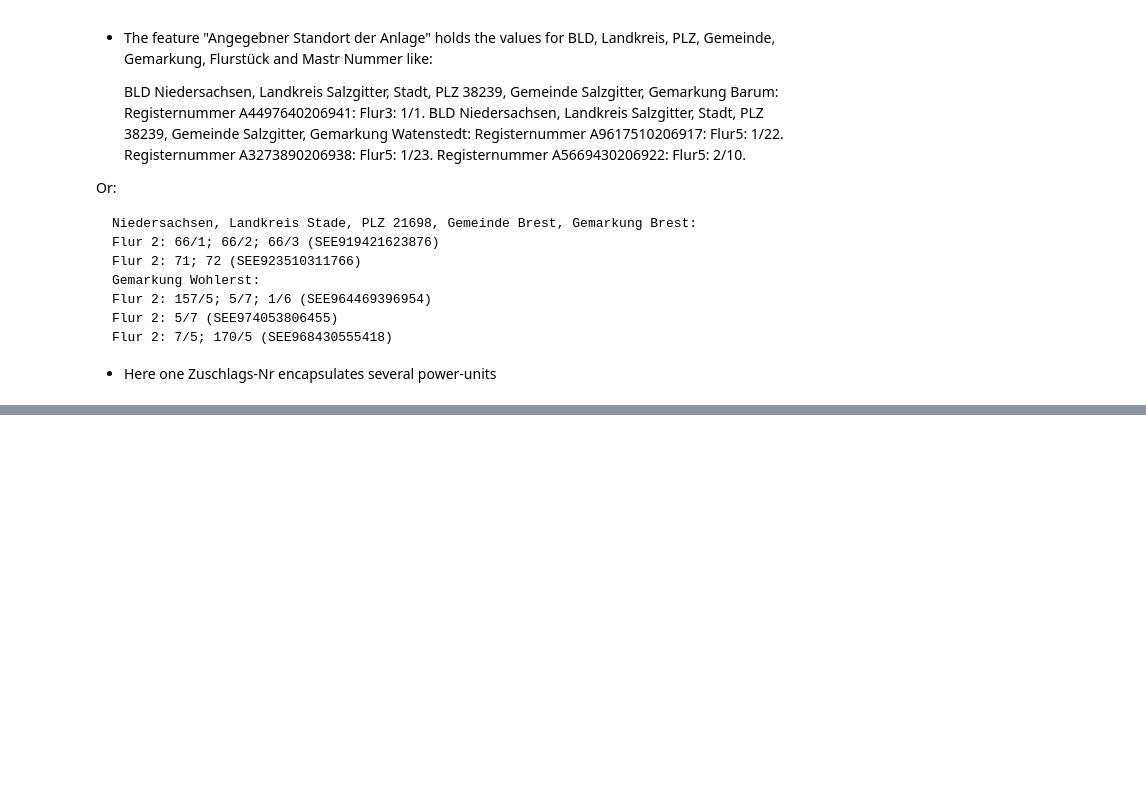
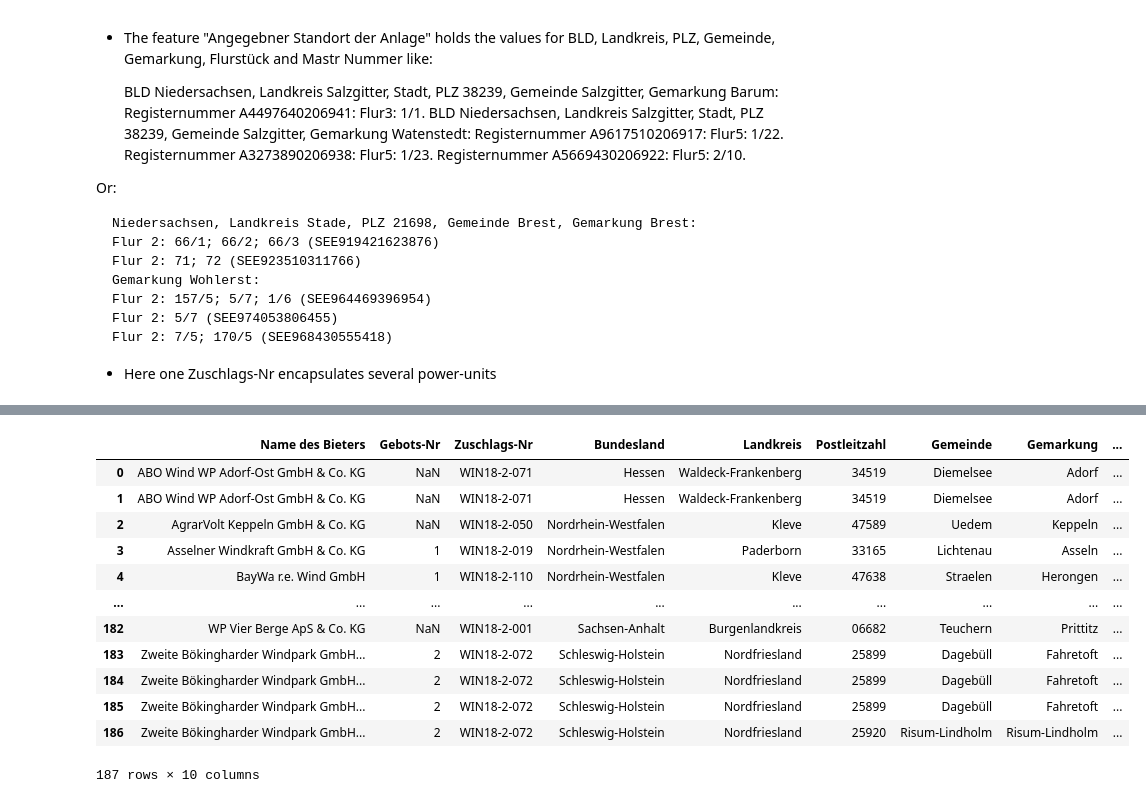
Before and after one commit to Gunnar-Oeh/goal100_wind_case, a Jupyter notebook: notebooks/03_data_cleaning_bids.ipynb, the cells around one changed output, grey strips where cells are left out. Drawn from its saved outputs; the diff is of its cells as text; code cells hidden in the pictures; blank space fills up the shorter version.

Commit message:
extract mastr_nr location-data from compact .xlsx 2018-05 / 2018-02

```diff
--- a/notebooks/03_data_cleaning_bids.ipynb
+++ b/notebooks/03_data_cleaning_bids.ipynb
@@ -107,7 +125,7 @@ def extract_mastr_nr_location(split_units, split_administrative):
     for pattern in patterns_rem:
         split_administrative = re.sub(pattern, "", split_administrative)
 
-    names_administrative = [info.strip().rstrip("\n").rstrip(":_x000D_") for info in split_administrative.split(", ")]
+    names_administrative = [info.strip().rstrip("\n").replace("_x000D_", "").rstrip(":") for info in split_administrative.split(", ")]#
 
     if names_administrative[2] == "":
         del names_administrative[2]
@@ -122,7 +140,7 @@ def extract_mastr_nr_location(split_units, split_administrative):
 
     # Split at first occurence of ": "
         unit_flurst = unit.split(": ", maxsplit = 1)
-        flur_list.append(unit_flurst[1].replace(". _x000D_\n", "")) #.rstrip("\n").rstrip(":_x000D_").rstrip("."))
+        flur_list.append(unit_flurst[1].replace("_x000D_\n", "").rstrip(". ")) #.rstrip("\n").rstrip(":_x000D_").rstrip("."))
         mastr_nr.append(unit_flurst[0])
 
         bld_list.append(names_administrative[0])
@@ -227,9 +275,45 @@ for index, row in df_2018_02_01.iterrows():
 # %%
+messy_column = "Angegebener Standort der Anlage"
+bid_nr = "Zuschlags-Nr"
+bid_date = "2018-05-01"
+
+dict_cleaned_dfs = {}
+df_2018_05_01 = dict_dfs[bid_date]
+
+# Empty long df to be filled and merged with the remainder of the messy-df
+df_2018_long = pd.DataFrame()
+
+for index, row in df_2018_05_01.iterrows():
+
+    df_bid_nr = extract_info_standort(row[messy_column], row[bid_nr])
+
+    if df_2018_long.empty:
+        df_2018_long = df_bid_nr
+    else:
+        df_2018_long = pd.concat([df_2018_long, df_bid_nr], ignore_index=True)
+
 ### Visually inspected and compared with downloaded .xlsx -> seems fine
 df_2018_long
 
 ### Merge with the columns not presend in [df_2018_long
-cols_keep = [col for col in df_2018_02_01.columns if col not in df_2018_long.columns]
+cols_keep = [col for col in df_2018_05_01.columns if col not in df_2018_long.columns]
 cols_keep.append(bid_nr)
+cols_keep.remove('Angegebener Standort der Anlage')
 
-dict_cleaned_dfs[bid_date] = pd.merge(df_2018_02_01[cols_keep], df_2018_long, on=bid_nr)
+dict_cleaned_dfs[bid_date] = pd.merge(df_2018_05_01[cols_keep], df_2018_long, on=bid_nr)
+
+dict_cleaned_dfs[bid_date]
+# %% [output]
+|  | Name des Bieters | Gebots-Nr | Zuschlags-Nr | Bundesland | Landkreis | Postleitzahl | Gemeinde | Gemarkung | ... |
+| 0 | ABO Wind WP Adorf-Ost GmbH & Co. KG | NaN | WIN18-2-071 | Hessen | Waldeck-Frankenberg | 34519 | Diemelsee | Adorf | ... |
+| 1 | ABO Wind WP Adorf-Ost GmbH & Co. KG | NaN | WIN18-2-071 | Hessen | Waldeck-Frankenberg | 34519 | Diemelsee | Adorf | ... |
+| 2 | AgrarVolt Keppeln GmbH & Co. KG | NaN | WIN18-2-050 | Nordrhein-Westfalen | Kleve | 47589 | Uedem | Keppeln | ... |
+| 3 | Asselner Windkraft GmbH & Co. KG | 1 | WIN18-2-019 | Nordrhein-Westfalen | Paderborn | 33165 | Lichtenau | Asseln | ... |
+| 4 | BayWa r.e. Wind GmbH | 1 | WIN18-2-110 | Nordrhein-Westfalen | Kleve | 47638 | Straelen | Herongen | ... |
+| ... | ... | ... | ... | ... | ... | ... | ... | ... | ... |
+| 182 | WP Vier Berge ApS & Co. KG | NaN | WIN18-2-001 | Sachsen-Anhalt | Burgenlandkreis | 06682 | Teuchern | Prittitz | ... |
+| 183 | Zweite Bökingharder Windpark GmbH... | 2 | WIN18-2-072 | Schleswig-Holstein | Nordfriesland | 25899 | Dagebüll | Fahretoft | ... |
+| 184 | Zweite Bökingharder Windpark GmbH... | 2 | WIN18-2-072 | Schleswig-Holstein | Nordfriesland | 25899 | Dagebüll | Fahretoft | ... |
+| 185 | Zweite Bökingharder Windpark GmbH... | 2 | WIN18-2-072 | Schleswig-Holstein | Nordfriesland | 25899 | Dagebüll | Fahretoft | ... |
+| 186 | Zweite Bökingharder Windpark GmbH... | 2 | WIN18-2-072 | Schleswig-Holstein | Nordfriesland | 25920 | Risum-Lindholm | Risum-Lindholm | ... |
+187 rows × 10 columns
```
Also changed, not shown: parts of 5 cells of this notebook.
